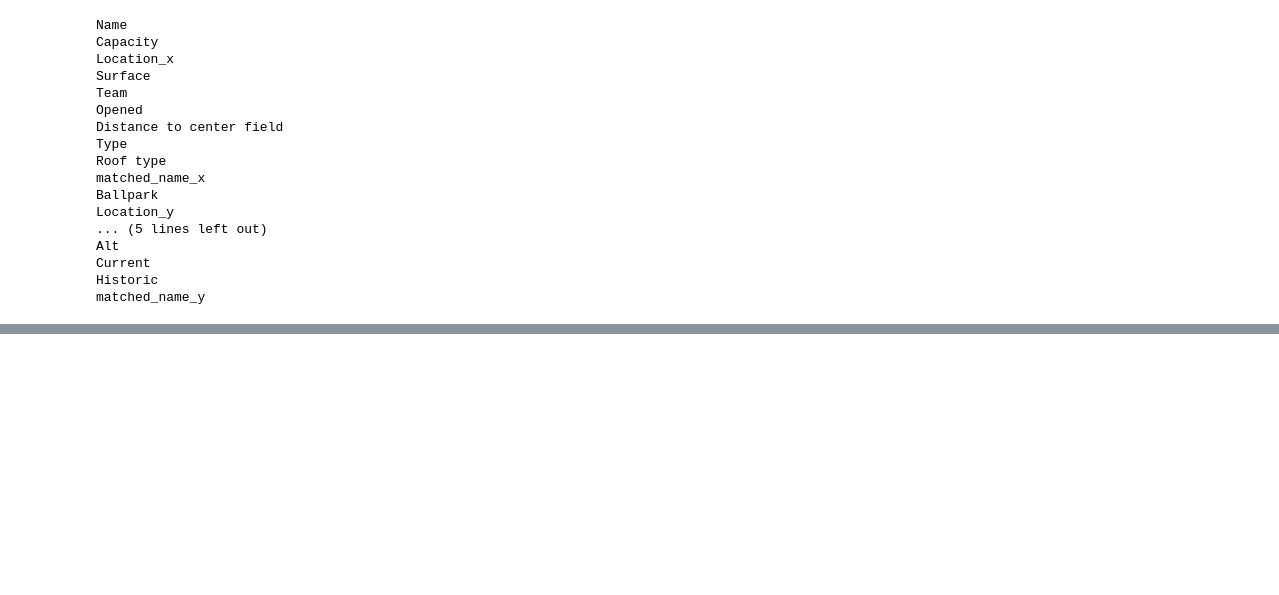
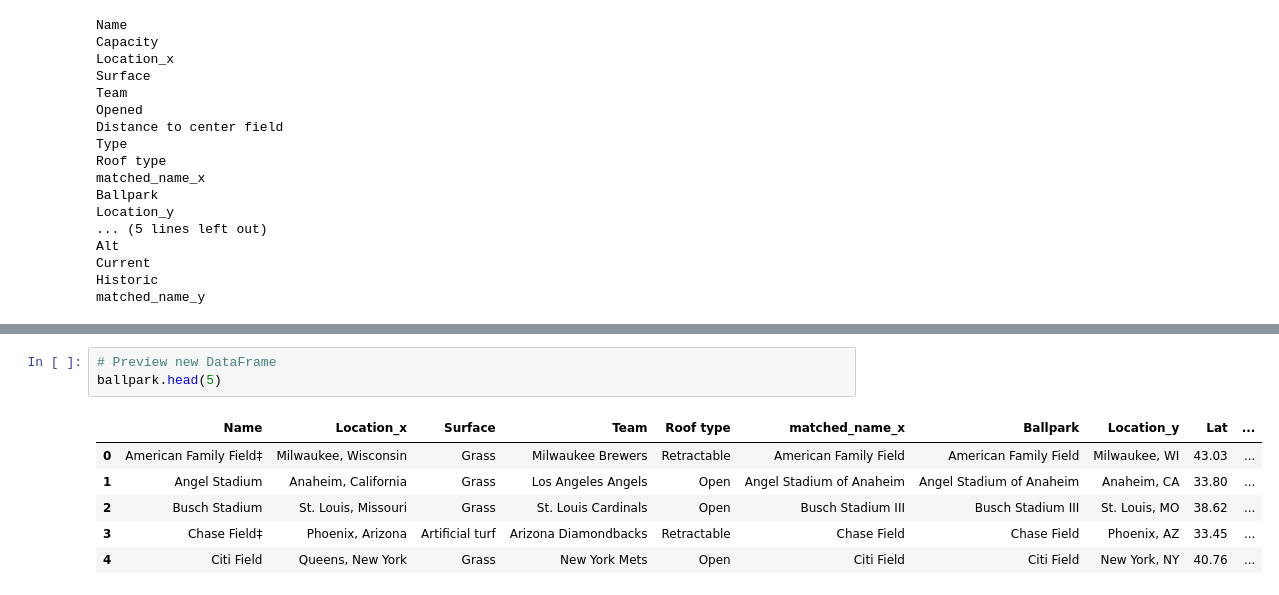
Before and after one commit to Matt-Heinen/DSC-540, a Jupyter notebook: Term Project/Heinen_DSC540_Milestone_3 _with_steam.ipynb, the cells around one changed output, grey strips where cells are left out. Saved outputs shown, nothing was run; the diff lists cells and outputs as text; blank space fills up the shorter version.

```diff
--- a/Term Project/Heinen_DSC540_Milestone_3 _with_steam.ipynb
+++ b/Term Project/Heinen_DSC540_Milestone_3 _with_steam.ipynb
@@ -362,0 +374,10 @@ matched_name_y
+# %%
+# Preview new DataFrame
+ballpark.head(5)
+# %% [output]
+|  | Name | Location_x | Surface | Team | Roof type | matched_name_x | Ballpark | Location_y | Lat | ... |
+| 0 | American Family Field‡ | Milwaukee, Wisconsin | Grass | Milwaukee Brewers | Retractable | American Family Field | American Family Field | Milwaukee, WI | 43.03 | ... |
+| 1 | Angel Stadium | Anaheim, California | Grass | Los Angeles Angels | Open | Angel Stadium of Anaheim | Angel Stadium of Anaheim | Anaheim, CA | 33.80 | ... |
+| 2 | Busch Stadium | St. Louis, Missouri | Grass | St. Louis Cardinals | Open | Busch Stadium III | Busch Stadium III | St. Louis, MO | 38.62 | ... |
+| 3 | Chase Field‡ | Phoenix, Arizona | Artificial turf | Arizona Diamondbacks | Retractable | Chase Field | Chase Field | Phoenix, AZ | 33.45 | ... |
+| 4 | Citi Field | Queens, New York | Grass | New York Mets | Open | Citi Field | Citi Field | New York, NY | 40.76 | ... |
```
Also changed, not shown: parts of 13 cells of this notebook.
